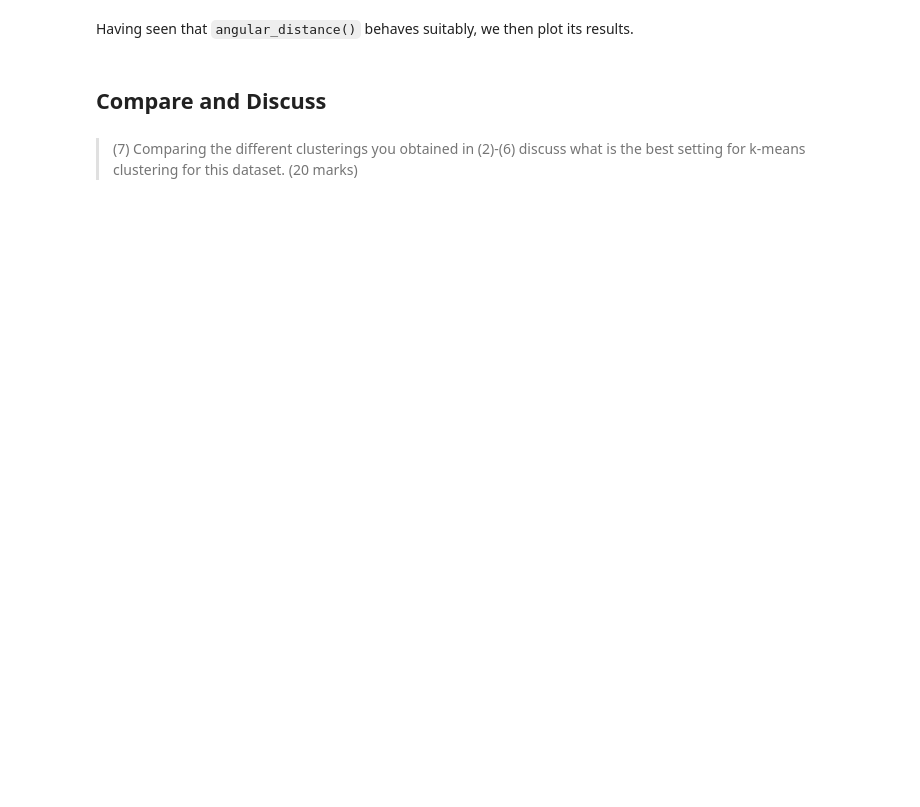
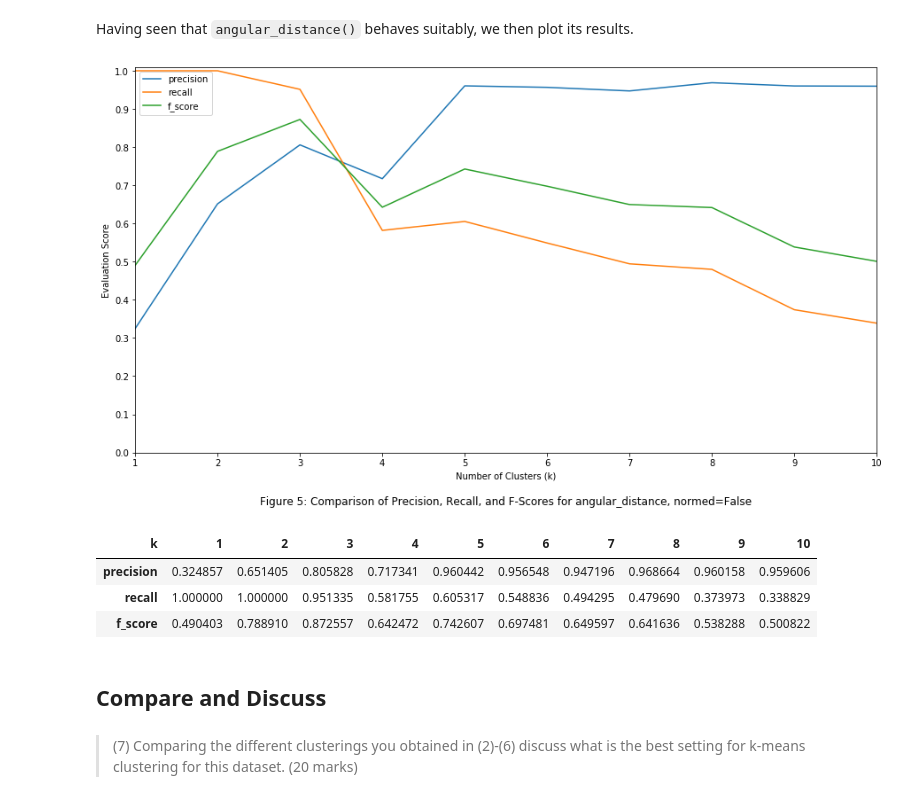
Before and after one commit to peterprescott/kmeans, a Jupyter notebook: notebook.ipynb, the cells around one changed output. Drawn from its saved outputs; the diff is of its cells as text; code cells hidden in the pictures; blank space fills up the shorter version.

```diff
--- a/notebook.ipynb
+++ b/notebook.ipynb
@@ -455,7 +486,14 @@ print(angular_distance(a,b))
 # %% [markdown]
 Having seen that `angular_distance()` behaves suitably, we then plot its results.
 # %%
-show_results(get_scores(max_k = 10, D=words, metric=angular_distance, seed=seed))
+fig_num += 1
+show_results(fig_num, get_scores(max_k = 10, D=words, metric=angular_distance, seed=seed))
+# %% [output]
+[figure, added]
+| k | 1 | 2 | 3 | 4 | 5 | 6 | 7 | 8 | 9 | 10 |
+| precision | 0.324857 | 0.651405 | 0.805828 | 0.717341 | 0.960442 | 0.956548 | 0.947196 | 0.968664 | 0.960158 | 0.959606 |
+| recall | 1.000000 | 1.000000 | 0.951335 | 0.581755 | 0.605317 | 0.548836 | 0.494295 | 0.479690 | 0.373973 | 0.338829 |
+| f_score | 0.490403 | 0.788910 | 0.872557 | 0.642472 | 0.742607 | 0.697481 | 0.649597 | 0.641636 | 0.538288 | 0.500822 |
 # %% [markdown]
 ## Compare and Discuss
 # %% [markdown]
```
Also changed, not shown: parts of 21 cells of this notebook.
